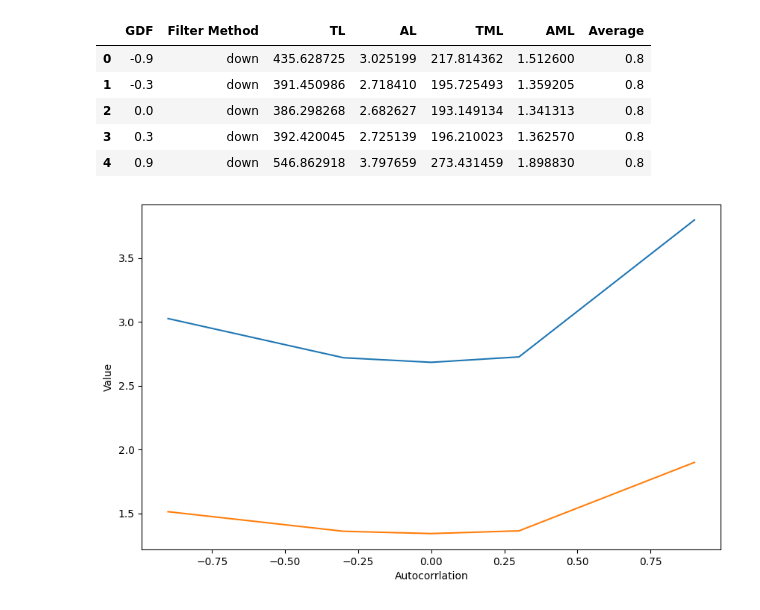
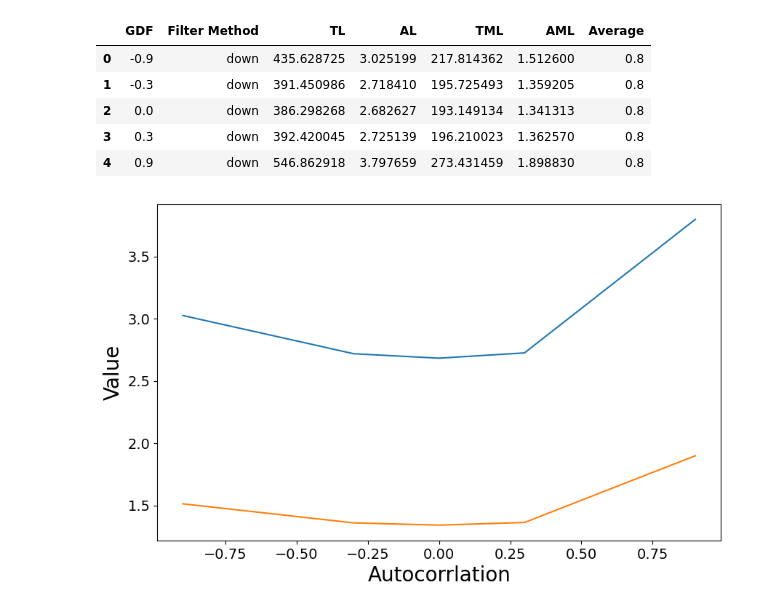
Before and after one commit to hashansl/spatial-risk-tda, a Jupyter notebook: simulations/controlled_ac.ipynb, the cells around one changed output. Drawn from its saved outputs; the diff is of its cells as text; code cells hidden in the pictures.

Commit message:
changed simulation plots

```diff
--- a/simulations/controlled_ac.ipynb
+++ b/simulations/controlled_ac.ipynb
@@ -404,15 +407,22 @@ results_df
 | 2 | 0.0 | down | 386.298268 | 2.682627 | 193.149134 | 1.341313 | 0.8 |
 | 3 | 0.3 | down | 392.420045 | 2.725139 | 196.210023 | 1.362570 | 0.8 |
 | 4 | 0.9 | down | 546.862918 | 3.797659 | 273.431459 | 1.898830 | 0.8 |
-# %%
-# plot a line plot of the results X axis is GDF and Y axis is TL, AL, TML, AML
-fig, ax = plt.subplots(figsize=(10, 6))
-for col in ['AL', 'AML']:
-    ax.plot(results_df['GDF'], results_df[col], label=col)
-ax.set_xlabel('Autocorrlation')
-ax.set_ylabel('Value')
-# ax.set_title('Line plot of Al and AML')
-# ax.legend()
-plt.show()
-# %% [output]
-[figure, removed]
+# %%
+fig, ax = plt.subplots(figsize=(10, 6))
+
+for col in ['AL', 'AML']:
+    ax.plot(results_df['GDF'], results_df[col], label=col)
+
+ax.set_xlabel('Autocorrlation', fontsize=20)  # Increase font size for X-axis label
+ax.set_ylabel('Value', fontsize=20)      # Increase font size for Y-axis label
+
+# Optional: Increase tick label size too
+ax.tick_params(axis='both', labelsize=14)
+
+# ax.set_title('Line plot of AL and AML', fontsize=16)
+# ax.legend(fontsize=12)
+
+# plt.show()
+plt.savefig('line_plot_al_aml_vs_autocorrlation.png', dpi=300, bbox_inches='tight')
+# %% [output]
+[figure, added]
```
Also changed, not shown: parts of 3 cells of this notebook, 1 other file.
